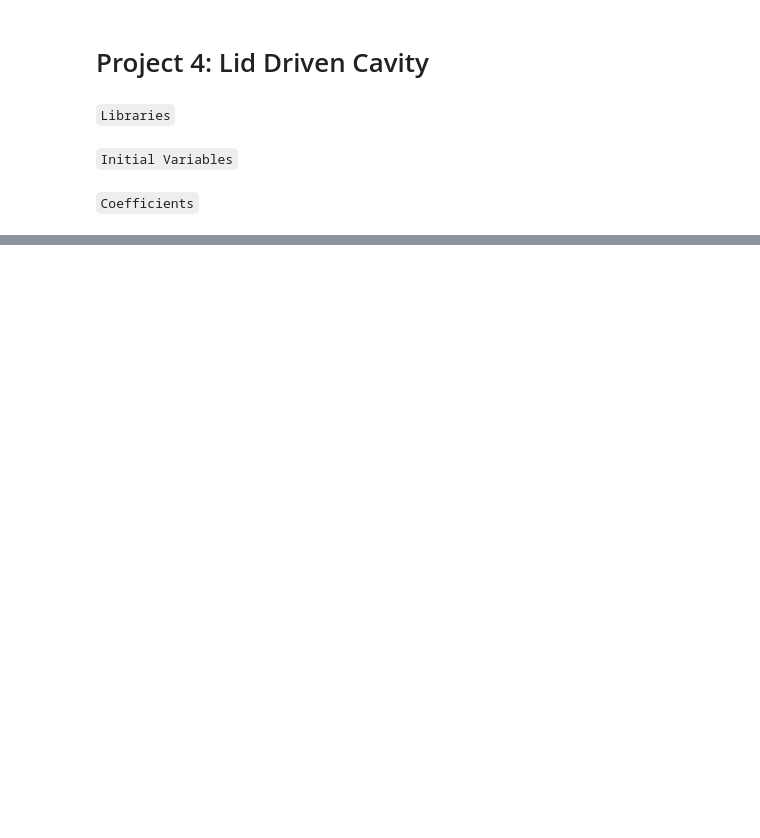
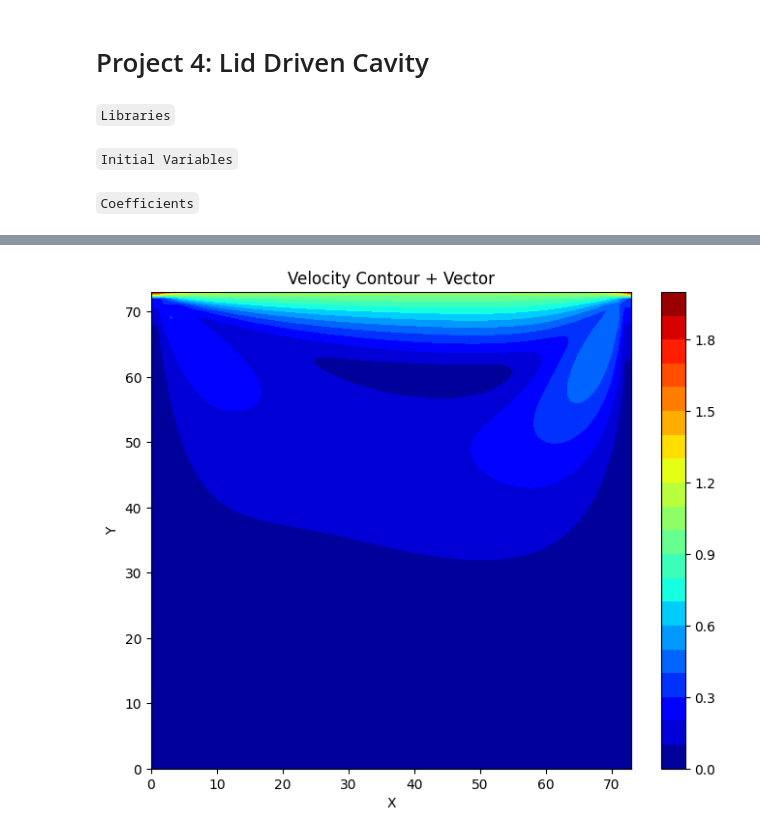
Before and after one commit to VardanMittal/Computational-Fluid-Dynamics, a Jupyter notebook: Projects/Project4/main.ipynb, the cells around one changed output, grey strips where cells are left out. Saved outputs shown, nothing was run; the diff lists cells and outputs as text; code cells hidden in the pictures; blank space fills up the shorter version.

```diff
--- a/Projects/Project4/main.ipynb
+++ b/Projects/Project4/main.ipynb
@@ -179,0 +218,12 @@ plt.show()
+# %%
+def contour_plot():
+    width = 8
+    fig, ax = plt.subplots(figsize = (width, width*0.8))
+    cont = ax.contourf(np.sqrt(u[-1]**2 + v[-1]**2), cmap = plt.cm.jet, levels = 20)
+    plt.colorbar(cont, ax=ax)
+    ax.set(xlabel = 'X', ylabel = 'Y', title = 'Velocity Contour + Vector')
+    plt.show()
+
+contour_plot()
+# %% [output]
+[figure, added]
```
Also changed, not shown: parts of 17 cells of this notebook, 2 other files.
